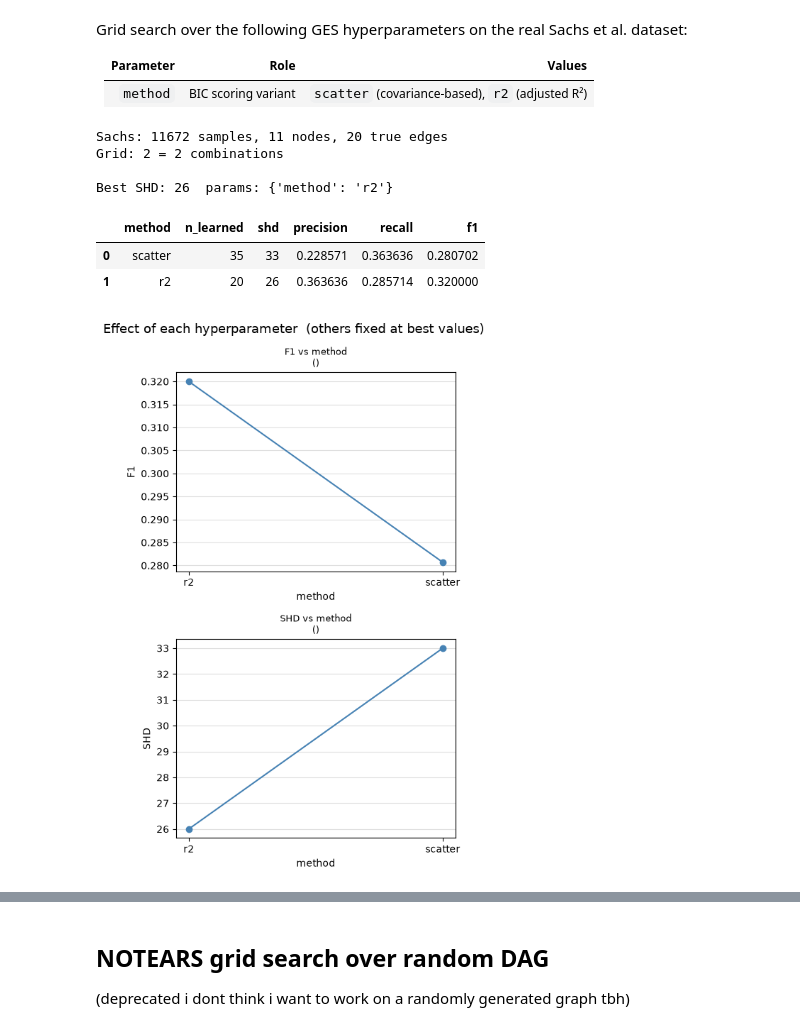
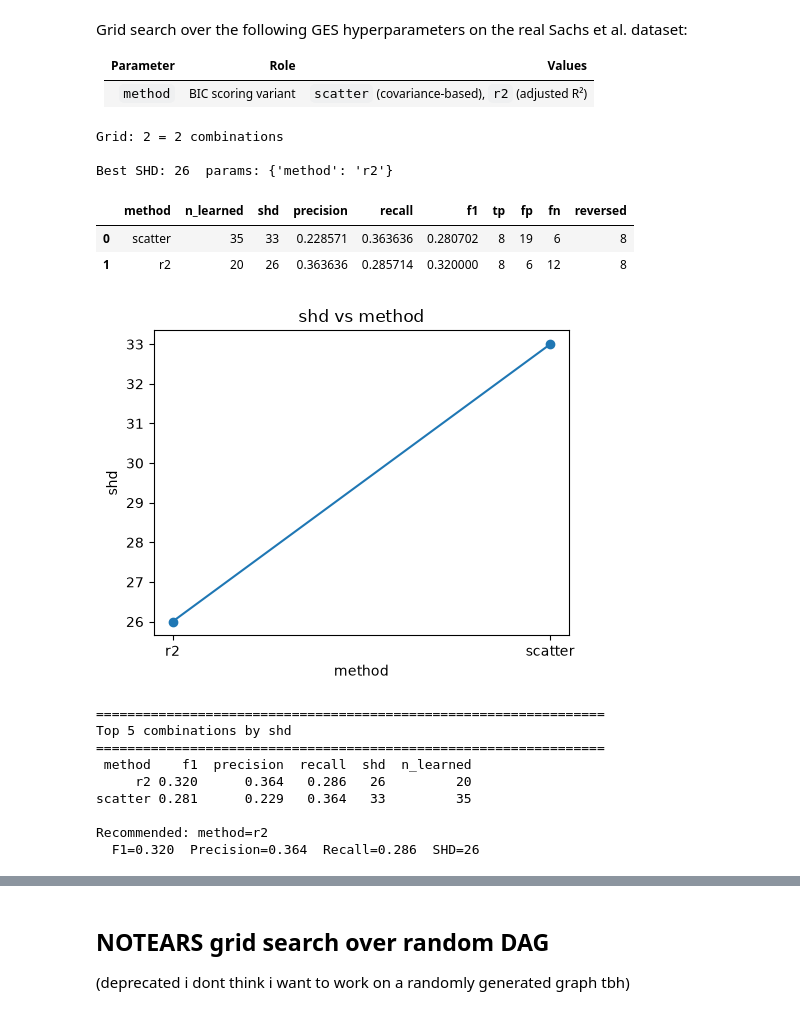
Before and after one commit to Tarekun/bayesian-continuous, a Jupyter notebook: gridsearch.ipynb, the cells around one changed output, grey strips where cells are left out. Cells and saved outputs as stored; diff of their text form; code cells hidden in the pictures.

Commit message:
reorganized grid search notebook

```diff
--- a/gridsearch.ipynb
+++ b/gridsearch.ipynb
@@ -369,31 +239,34 @@ Grid search over the following GES hyperparameters on the real Sachs et al. data
 |-----------|------|--------|
 | `method` | BIC scoring variant | `scatter` (covariance-based), `r2` (adjusted R²) |
 # %%
-sachs_df, sachs_dag  = load_sachs()
-
 FGES_SACHS_PARAM_GRID = {
     "method": ["scatter", "r2"],
 }
 
-print(f"Sachs: {sachs_df.shape[0]} samples, {sachs_df.shape[1]} nodes, {len(sachs_dag.edges())} true edges")
-best_result_fges_sachs, results_df_fges_sachs = grid_search(
-    sachs_df, "fges", FGES_SACHS_PARAM_GRID, sachs_dag
-)
-
+best_result_fges_sachs, results_df_fges_sachs = grid_search(sachs_df, "fges", FGES_SACHS_PARAM_GRID, sachs_dag)
 best_params_fges_sachs = results_df_fges_sachs.loc[
     results_df_fges_sachs["shd"].idxmin(), list(FGES_SACHS_PARAM_GRID.keys())
 ].to_dict()
 print(f"Best SHD: {results_df_fges_sachs['shd'].min():.0f}  params: {best_params_fges_sachs}")
 results_df_fges_sachs
 # %% [output]
-Sachs: 11672 samples, 11 nodes, 20 true edges
 Grid: 2 = 2 combinations
 
 Best SHD: 26  params: {'method': 'r2'}
-|  | method | n_learned | shd | precision | recall | f1 |
-| 0 | scatter | 35 | 33 | 0.228571 | 0.363636 | 0.280702 |
-| 1 | r2 | 20 | 26 | 0.363636 | 0.285714 | 0.320000 |
+|  | method | n_learned | shd | precision | recall | f1 | tp | fp | fn | reversed |
+| 0 | scatter | 35 | 33 | 0.228571 | 0.363636 | 0.280702 | 8 | 19 | 6 | 8 |
+| 1 | r2 | 20 | 26 | 0.363636 | 0.285714 | 0.320000 | 8 | 6 | 12 | 8 |
 # %%
-plot_line_profiles(results_df_fges_sachs, FGES_SACHS_PARAM_GRID, best_params_fges_sachs)
+plot_hyperparam_sensitivity(results_df_fges_sachs)
+print_summary(results_df_fges_sachs)
 # %% [output]
-[figure, old version]
+[figure, new version]
+=================================================================
+Top 5 combinations by shd
+=================================================================
+ method    f1  precision  recall  shd  n_learned
+     r2 0.320      0.364   0.286   26         20
+scatter 0.281      0.229   0.364   33         35
+
+Recommended: method=r2
+  F1=0.320  Precision=0.364  Recall=0.286  SHD=26
```
Also changed, not shown: parts of 24 cells of this notebook, 2 other files.
